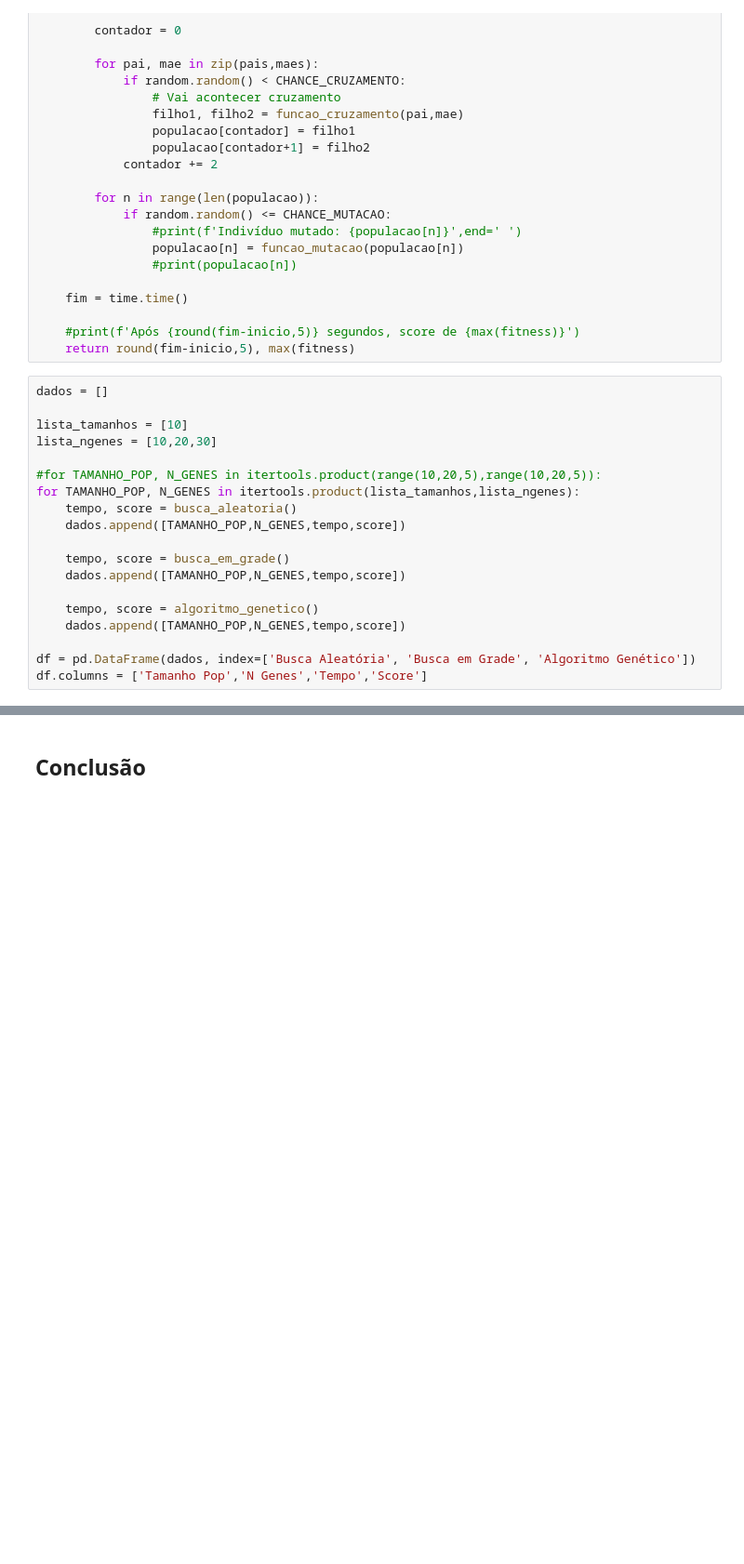
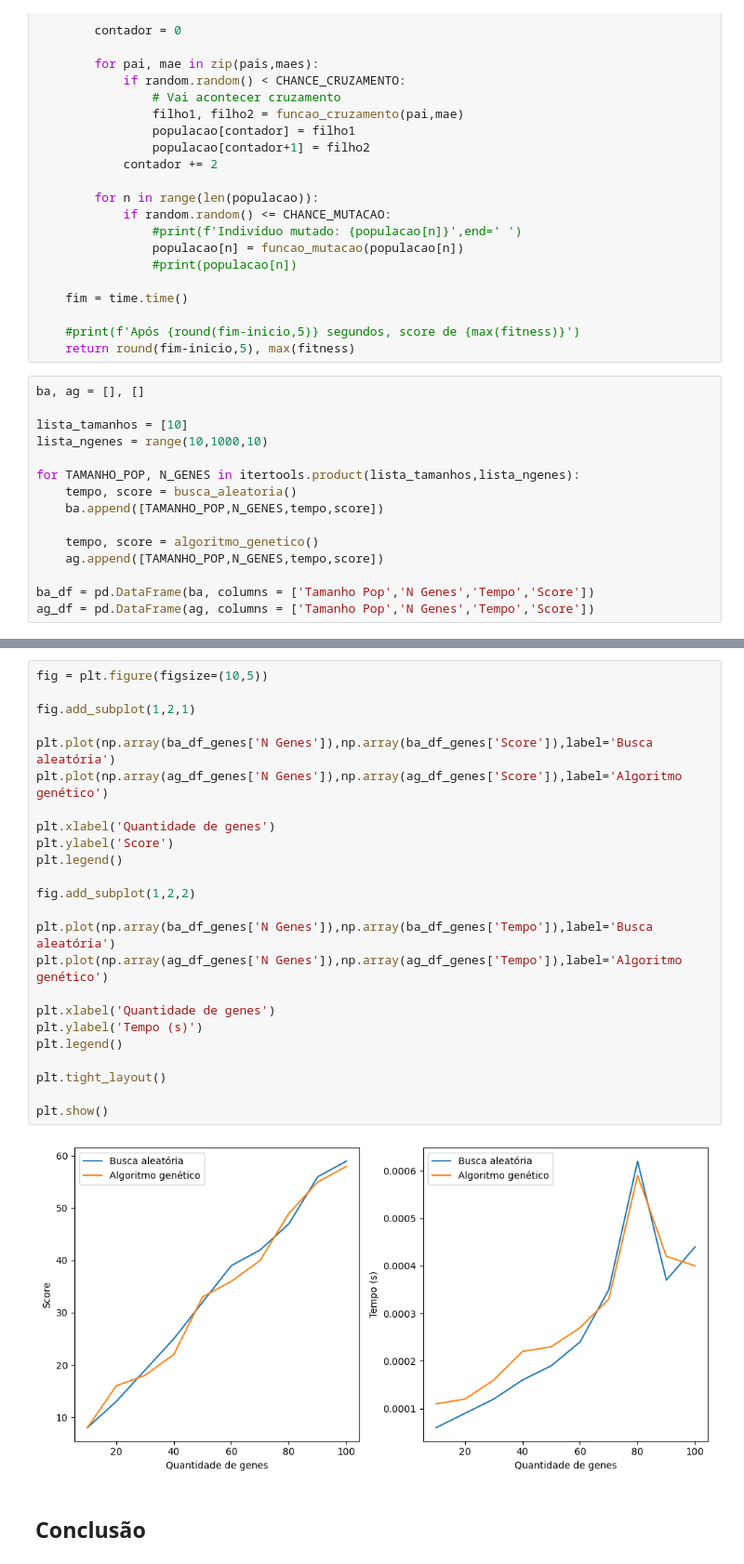
Before and after one commit to pedrozanineli/rnag, a Jupyter notebook: AlgoritmosGeneticos/experimento GA.02 - performance caixas binarias.ipynb, the cells around one changed output, grey strips where cells are left out. Shown at 93% size. Saved outputs shown, nothing was run; the diff lists cells and outputs as text; blank space fills up the shorter version.

```diff
--- a/AlgoritmosGeneticos/experimento GA.02 - performance caixas binarias.ipynb
+++ b/AlgoritmosGeneticos/experimento GA.02 - performance caixas binarias.ipynb
@@ -107,21 +110,17 @@ def algoritmo_genetico():
     #print(f'Após {round(fim-inicio,5)} segundos, score de {max(fitness)}')
     return round(fim-inicio,5), max(fitness)
 # %%
-dados = []
+ba, ag = [], []
 
 lista_tamanhos = [10]
-lista_ngenes = [10,20,30]
+lista_ngenes = range(10,1000,10)
 
-#for TAMANHO_POP, N_GENES in itertools.product(range(10,20,5),range(10,20,5)):
 for TAMANHO_POP, N_GENES in itertools.product(lista_tamanhos,lista_ngenes):
     tempo, score = busca_aleatoria()
-    dados.append([TAMANHO_POP,N_GENES,tempo,score])
-
-    tempo, score = busca_em_grade()
-    dados.append([TAMANHO_POP,N_GENES,tempo,score])
+    ba.append([TAMANHO_POP,N_GENES,tempo,score])
 
     tempo, score = algoritmo_genetico()
-    dados.append([TAMANHO_POP,N_GENES,tempo,score])
+    ag.append([TAMANHO_POP,N_GENES,tempo,score])
 
-df = pd.DataFrame(dados, index=['Busca Aleatória', 'Busca em Grade', 'Algoritmo Genético'])
-df.columns = ['Tamanho Pop','N Genes','Tempo','Score']
+ba_df = pd.DataFrame(ba, columns = ['Tamanho Pop','N Genes','Tempo','Score'])
+ag_df = pd.DataFrame(ag, columns = ['Tamanho Pop','N Genes','Tempo','Score'])
@@ -132,2 +176,28 @@ df.head()
+# %%
+fig = plt.figure(figsize=(10,5))
+
+fig.add_subplot(1,2,1)
+
+plt.plot(np.array(ba_df_genes['N Genes']),np.array(ba_df_genes['Score']),label='Busca aleatória')
+plt.plot(np.array(ag_df_genes['N Genes']),np.array(ag_df_genes['Score']),label='Algoritmo genético')
+
+plt.xlabel('Quantidade de genes')
+plt.ylabel('Score')
+plt.legend()
+
+fig.add_subplot(1,2,2)
+
+plt.plot(np.array(ba_df_genes['N Genes']),np.array(ba_df_genes['Tempo']),label='Busca aleatória')
+plt.plot(np.array(ag_df_genes['N Genes']),np.array(ag_df_genes['Tempo']),label='Algoritmo genético')
+
+plt.xlabel('Quantidade de genes')
+plt.ylabel('Tempo (s)')
+plt.legend()
+
+plt.tight_layout()
+
+plt.show()
+# %% [output]
+[figure, added]
 # %% [markdown]
 ## Conclusão
```
Also changed, not shown: parts of 13 cells of this notebook, 10 other files.
